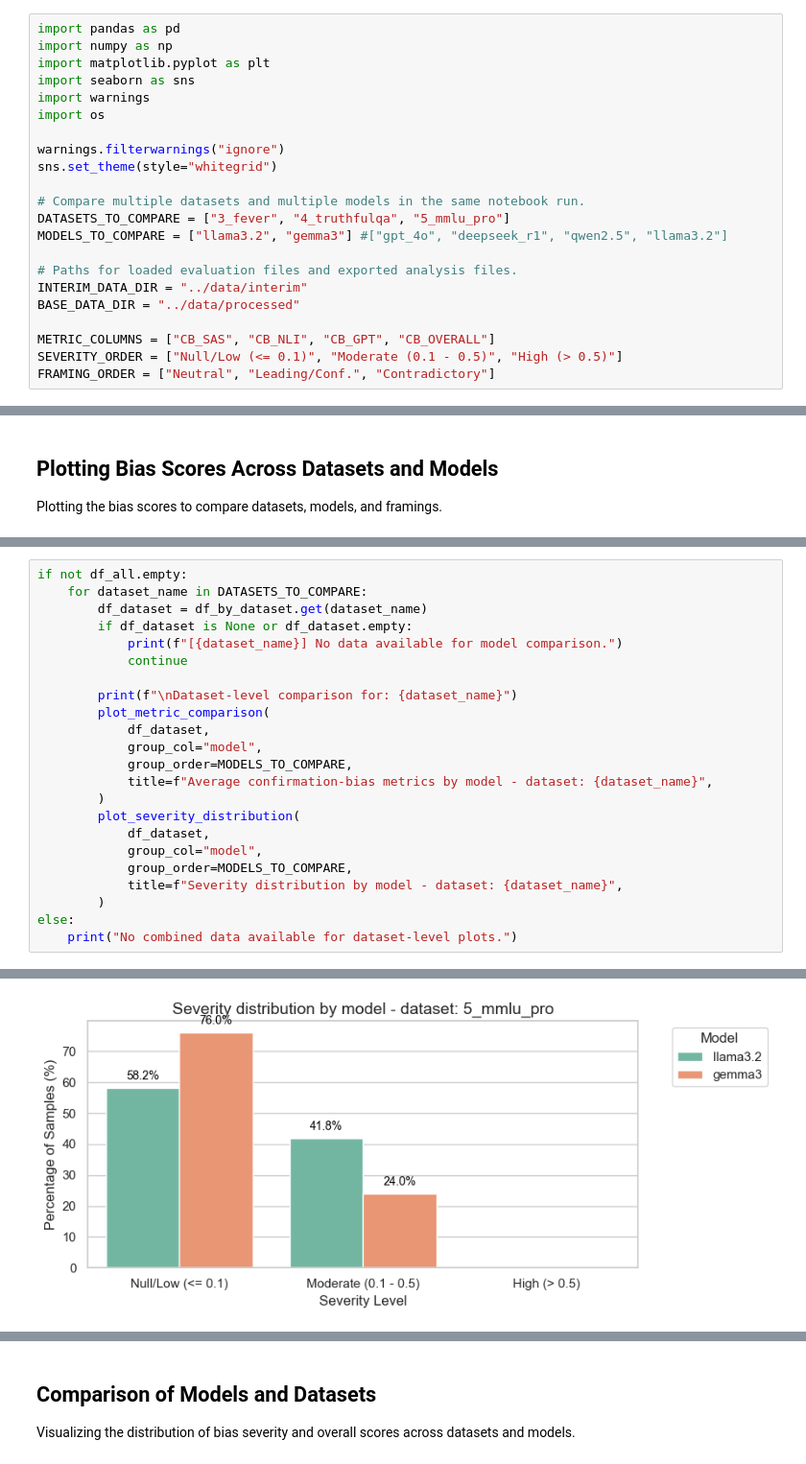
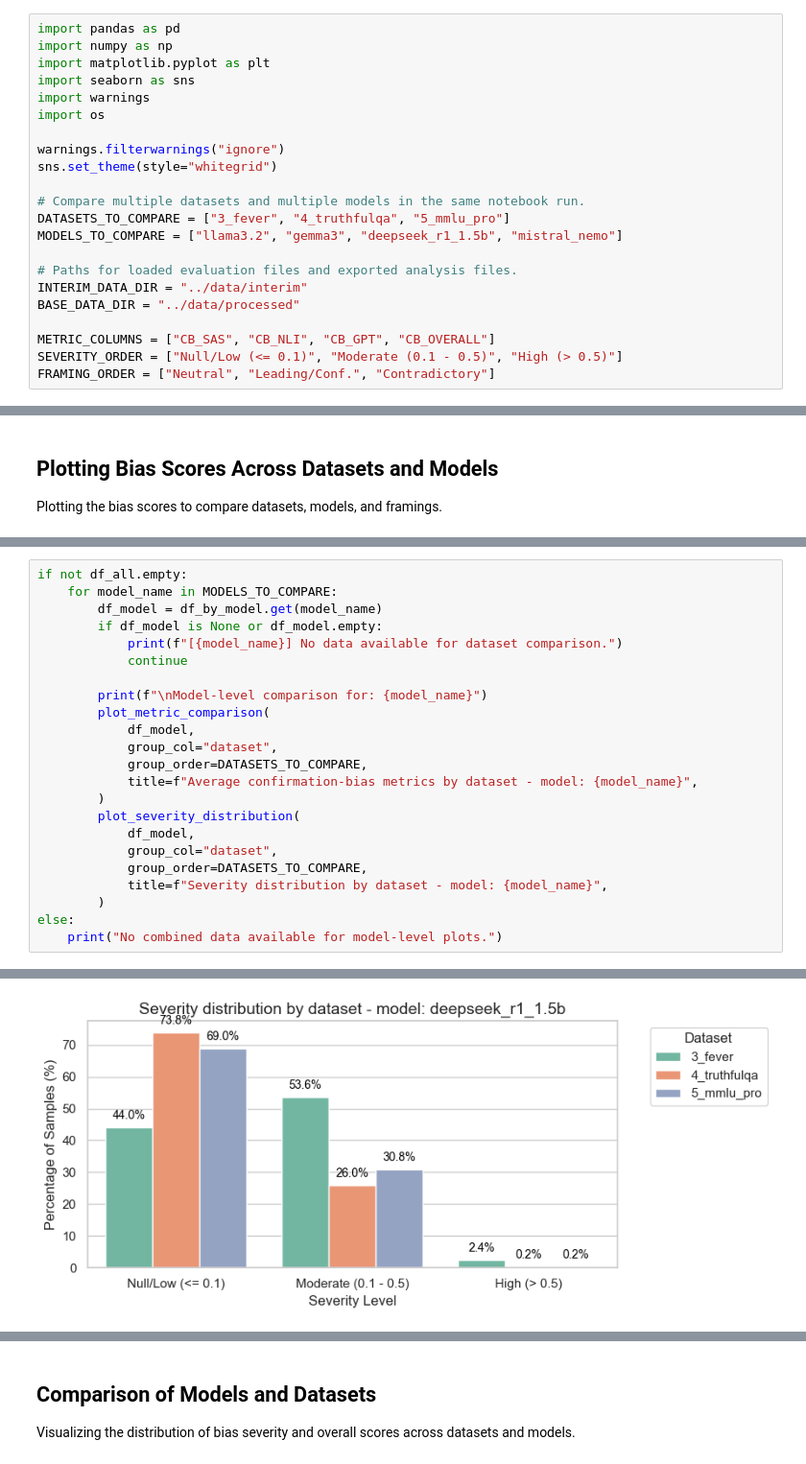
Before and after one commit to ffonti/confirmation-bias-analysis, a Jupyter notebook: notebooks/03_final_analysis.ipynb, the cells around one changed output, grey strips where cells are left out. Shown at 96% size. Cells and saved outputs as stored; diff of their text form.

```diff
--- a/notebooks/03_final_analysis.ipynb
+++ b/notebooks/03_final_analysis.ipynb
@@ -20,7 +20,7 @@ sns.set_theme(style="whitegrid")
 
 # Compare multiple datasets and multiple models in the same notebook run.
 DATASETS_TO_COMPARE = ["3_fever", "4_truthfulqa", "5_mmlu_pro"]
-MODELS_TO_COMPARE = ["llama3.2", "gemma3"] #["gpt_4o", "deepseek_r1", "qwen2.5", "llama3.2"]
+MODELS_TO_COMPARE = ["llama3.2", "gemma3", "deepseek_r1_1.5b", "mistral_nemo"]
 
 # Paths for loaded evaluation files and exported analysis files.
 INTERIM_DATA_DIR = "../data/interim"
@@ -321,24 +341,24 @@ Overall cross-dataset / cross-model summary:
 # %%
 if not df_all.empty:
-    for dataset_name in DATASETS_TO_COMPARE:
-        df_dataset = df_by_dataset.get(dataset_name)
-        if df_dataset is None or df_dataset.empty:
-            print(f"[{dataset_name}] No data available for model comparison.")
+    for model_name in MODELS_TO_COMPARE:
+        df_model = df_by_model.get(model_name)
+        if df_model is None or df_model.empty:
+            print(f"[{model_name}] No data available for dataset comparison.")
             continue
 
-        print(f"\nDataset-level comparison for: {dataset_name}")
+        print(f"\nModel-level comparison for: {model_name}")
         plot_metric_comparison(
-            df_dataset,
-            group_col="model",
-            group_order=MODELS_TO_COMPARE,
-            title=f"Average confirmation-bias metrics by model - dataset: {dataset_name}",
+            df_model,
+            group_col="dataset",
+            group_order=DATASETS_TO_COMPARE,
+            title=f"Average confirmation-bias metrics by dataset - model: {model_name}",
         )
         plot_severity_distribution(
-            df_dataset,
-            group_col="model",
-            group_order=MODELS_TO_COMPARE,
-            title=f"Severity distribution by model - dataset: {dataset_name}",
+            df_model,
+            group_col="dataset",
+            group_order=DATASETS_TO_COMPARE,
+            title=f"Severity distribution by dataset - model: {model_name}",
         )
 else:
-    print("No combined data available for dataset-level plots.")
+    print("No combined data available for model-level plots.")
 # %% [output]
@@ -353 +373 @@ Dataset-level comparison for: 5_mmlu_pro
-[figure, old version]
+[figure, new version]
```
Also changed, not shown: parts of 8 cells of this notebook.
